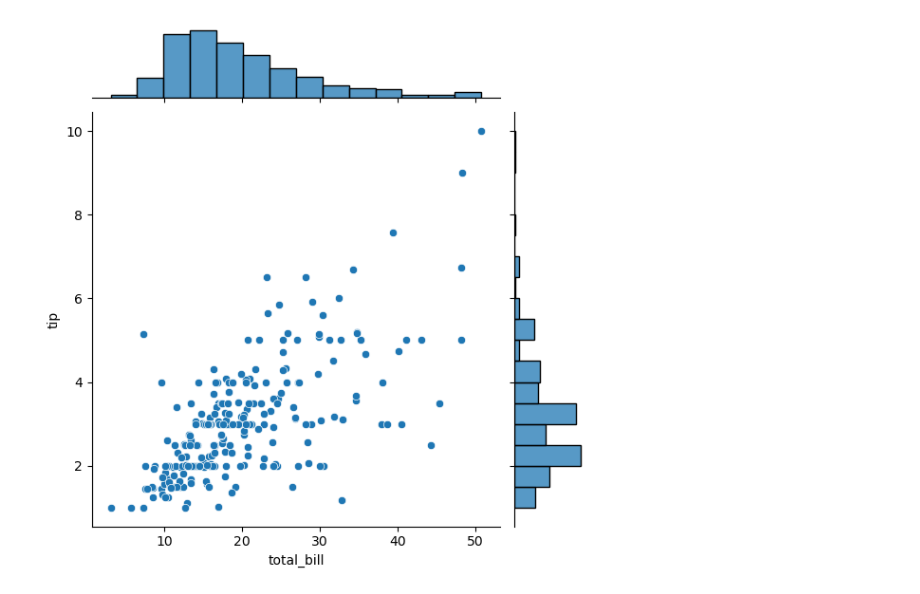
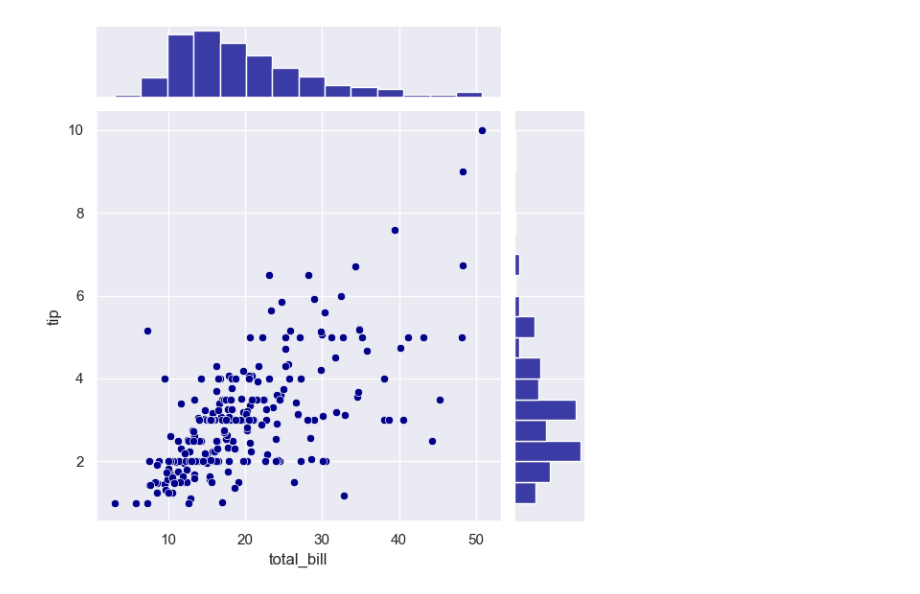
Before and after one commit to Czhongshao/python-sklearn, a Jupyter notebook: seaborn/seaborn_4.ipynb, the cells around one changed output. Saved outputs shown, nothing was run; the diff lists cells and outputs as text; code cells hidden in the pictures.

```diff
--- a/seaborn/seaborn_4.ipynb
+++ b/seaborn/seaborn_4.ipynb
@@ -3,8 +3,10 @@ import numpy as np
 import seaborn as sns
 import matplotlib.pyplot as plt
 import pandas as pd
+
+sns.set(palette='deep')
 # %%
 tips = sns.load_dataset('tips',data_home='seaborn-data',cache=True)
-g = sns.jointplot(x="total_bill", y="tip", data=tips)
+g = sns.jointplot(x="total_bill", y="tip", data=tips, color="darkblue")
 # %% [output]
-[figure, old version]
+[figure, new version]
```
Also changed, not shown: parts of 5 cells of this notebook, 5 other files.
